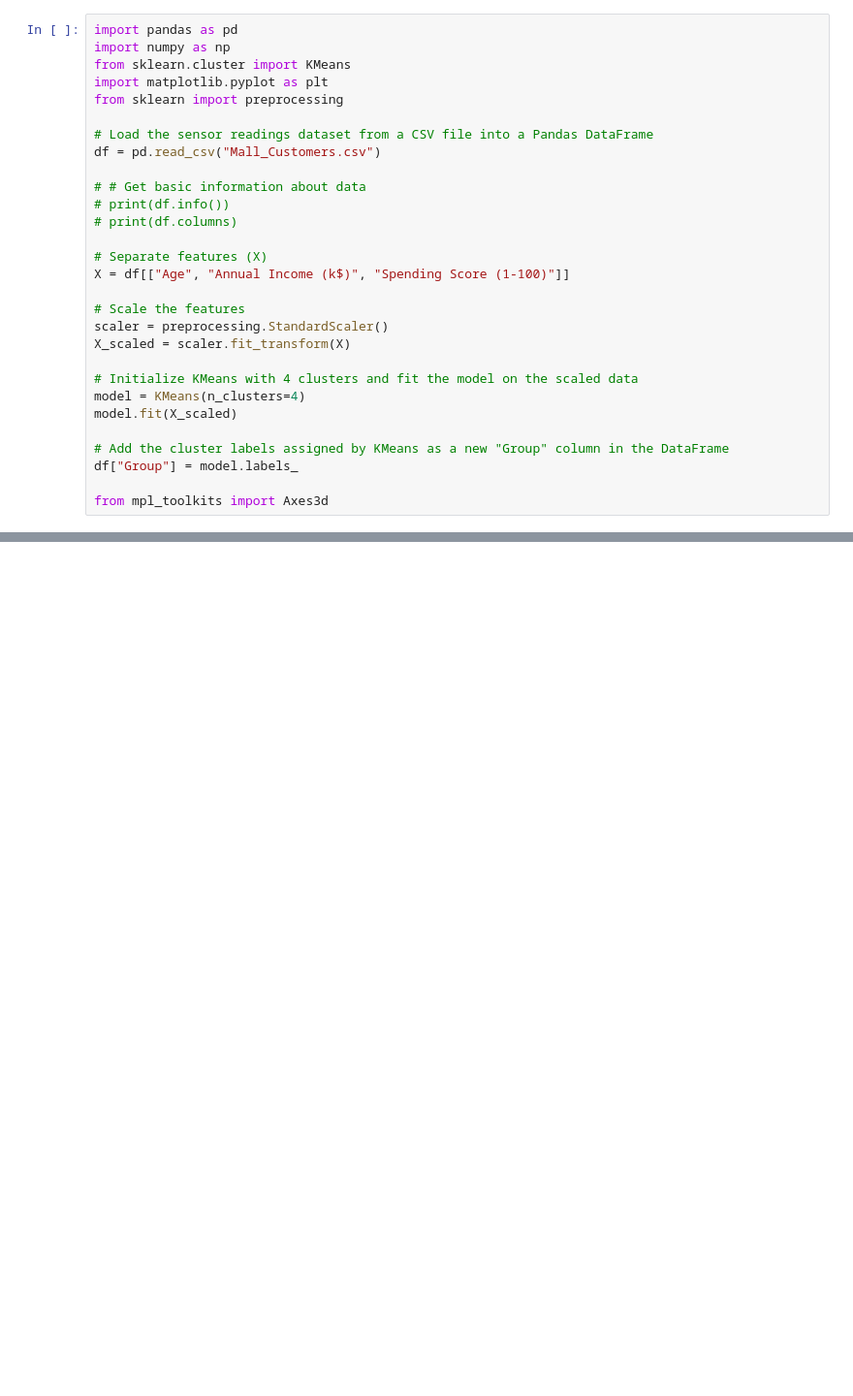
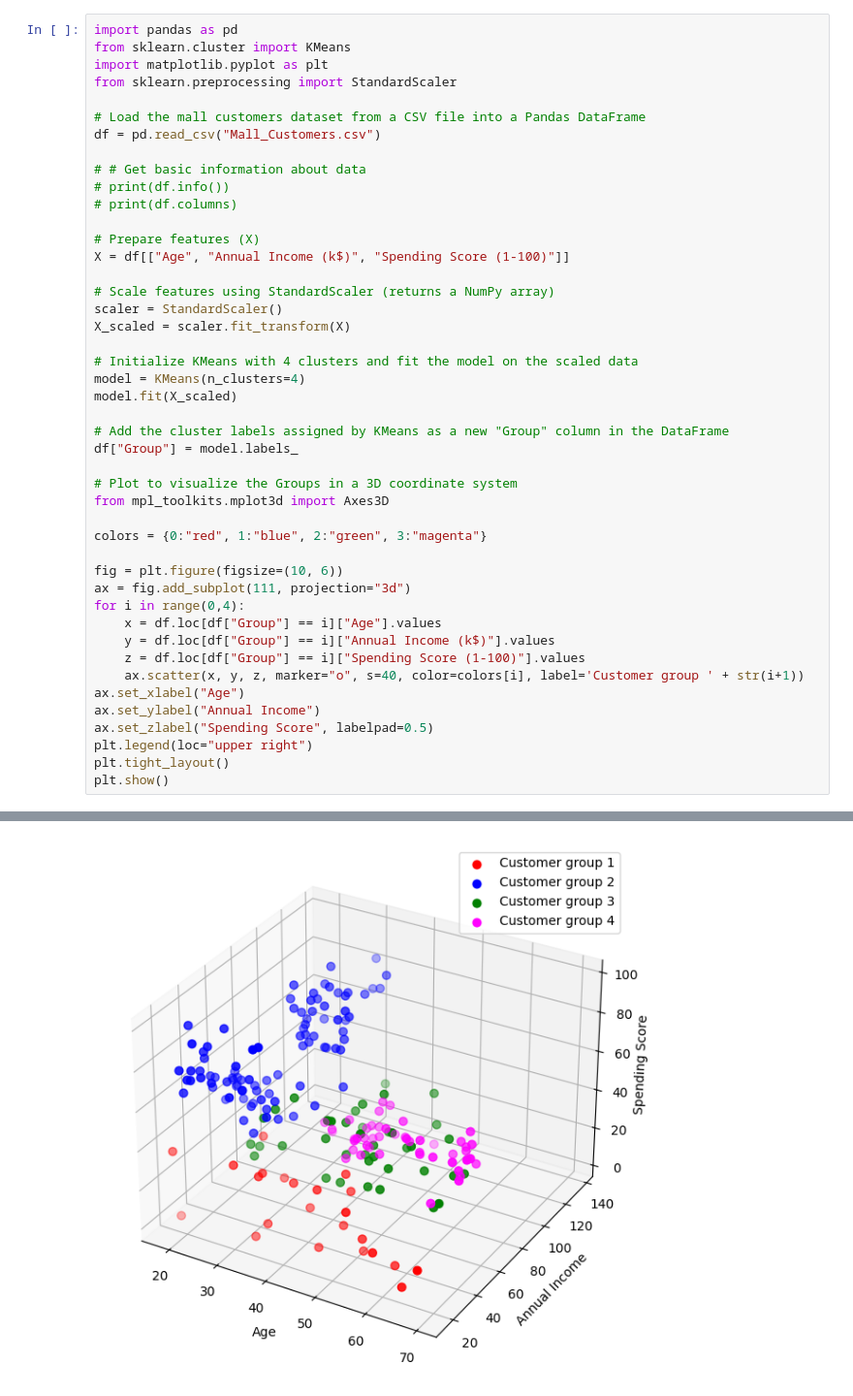
Before and after one commit to dineshsinghbisht/masterdegree, a Jupyter notebook: exercises/machinelearning/ex19.ipynb, the cells around one changed output, grey strips where cells are left out. Shown at 97% size. Saved outputs shown, nothing was run; the diff lists cells and outputs as text; blank space fills up the shorter version.

```diff
--- a/exercises/machinelearning/ex19.ipynb
+++ b/exercises/machinelearning/ex19.ipynb
@@ -1,22 +1,21 @@
 # %%
 import pandas as pd
-import numpy as np
 from sklearn.cluster import KMeans
 import matplotlib.pyplot as plt
-from sklearn import preprocessing
+from sklearn.preprocessing import StandardScaler
 
-# Load the sensor readings dataset from a CSV file into a Pandas DataFrame
+# Load the mall customers dataset from a CSV file into a Pandas DataFrame
 df = pd.read_csv("Mall_Customers.csv")
 
 # # Get basic information about data
 # print(df.info())
 # print(df.columns)
 
-# Separate features (X)
+# Prepare features (X)
 X = df[["Age", "Annual Income (k$)", "Spending Score (1-100)"]]
 
-# Scale the features
-scaler = preprocessing.StandardScaler()
+# Scale features using StandardScaler (returns a NumPy array)
+scaler = StandardScaler()
 X_scaled = scaler.fit_transform(X)
 
 # Initialize KMeans with 4 clusters and fit the model on the scaled data
@@ -26,5 +25,22 @@ model.fit(X_scaled)
 # Add the cluster labels assigned by KMeans as a new "Group" column in the DataFrame
 df["Group"] = model.labels_
 
-from mpl_toolkits import Axes3d
+# Plot to visualize the Groups in a 3D coordinate system
+from mpl_toolkits.mplot3d import Axes3D
+
+colors = {0:"red", 1:"blue", 2:"green", 3:"magenta"}
+
+fig = plt.figure(figsize=(10, 6))
+ax = fig.add_subplot(111, projection="3d")
+for i in range(0,4):
+    x = df.loc[df["Group"] == i]["Age"].values
+    y = df.loc[df["Group"] == i]["Annual Income (k$)"].values
+    z = df.loc[df["Group"] == i]["Spending Score (1-100)"].values
+    ax.scatter(x, y, z, marker="o", s=40, color=colors[i], label='Customer group ' + str(i+1))
+ax.set_xlabel("Age")
+ax.set_ylabel("Annual Income")
+ax.set_zlabel("Spending Score", labelpad=0.5)
+plt.legend(loc="upper right")
+plt.tight_layout()
+plt.show()
 # %% [output]
@@ -46,0 +47 @@ Index(['CustomerID', 'Gender', 'Age', 'Annual Income (k$)',
+[figure, added]
```
Also changed, not shown: parts of 1 cell of this notebook, 2 other files.
